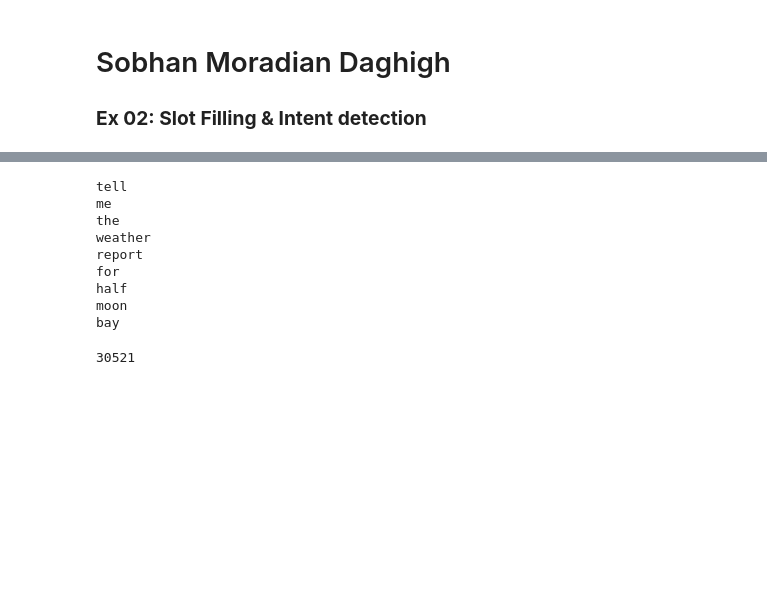
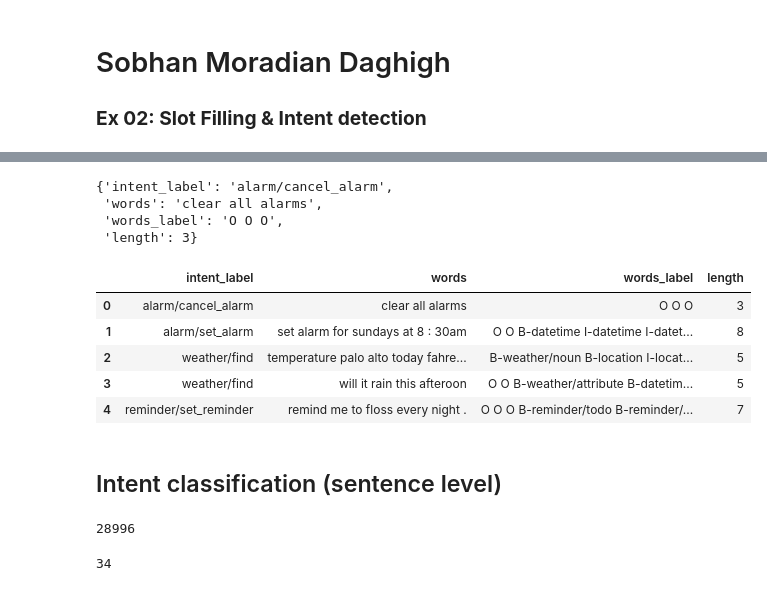
Before and after one commit to nahbos/AUT-Language-Understanding, a Jupyter notebook: Ex02/bert_slot_intent.ipynb, the cells around one changed output, grey strips where cells are left out. Saved outputs shown, nothing was run; the diff lists cells and outputs as text; code cells hidden in the pictures; blank space fills up the shorter version.

```diff
--- a/Ex02/bert_slot_intent.ipynb
+++ b/Ex02/bert_slot_intent.ipynb
@@ -118,19 +103,0 @@ tt[0].split('\n')
-# %%
-lis = []
-for line in tt[0].split('\n')[3:]:
-    bio = line.split('\t')[-1]
-    lis.append(bio)
-# %%
-for line in tt[0].split('\n')[3:]:
-    tokens = line.split('\t')[1] # tokens
-    print(bio)
-# %% [output]
-tell
-me
-the
-weather
-report
-for
-half
-moon
-bay
@@ -141,4 +103,0 @@ data_list = Path('./train-en.conllu').read_text('utf-8').strip().split('\n\n')
-# %%
-len(data_list)
-# %% [output]
-30521
@@ -144,0 +107,34 @@ len(data_list)
+# %%
+def parse_line(line):
+    utterance_data, intent_label = line.split(" <=> ")
+    items = utterance_data.split()
+    words = [item.rsplit(':', 1)[0] for item in items]
+    word_labels = [item.rsplit(':', 1)[1] for item in items]
+    return {
+        'intent_label': intent_label,
+        'words': " ".join(words),
+        'words_label': " ".join(word_labels),
+        'length': len(words)
+    }
+# %%
+parse_line(train[0])
+# %% [output]
+{'intent_label': 'alarm/cancel_alarm',
+ 'words': 'clear all alarms',
+ 'words_label': 'O O O',
+ 'length': 3}
+# %%
+df_train = pd.DataFrame([parse_line(line) for line in train])
+df_validation = pd.DataFrame([parse_line(line) for line in val])
+df_test = pd.DataFrame([parse_line(line) for line in test])
+# %%
+df_train.head()
+# %% [output]
+|  | intent_label | words | words_label | length |
+| 0 | alarm/cancel_alarm | clear all alarms | O O O | 3 |
+| 1 | alarm/set_alarm | set alarm for sundays at 8 : 30am | O O B-datetime I-datetime I-datet... | 8 |
+| 2 | weather/find | temperature palo alto today fahre... | B-weather/noun B-location I-locat... | 5 |
+| 3 | weather/find | will it rain this afteroon | O O B-weather/attribute B-datetim... | 5 |
+| 4 | reminder/set_reminder | remind me to floss every night . | O O O B-reminder/todo B-reminder/... | 7 |
+# %% [markdown]
+## Intent classification (sentence level)
@@ -144,0 +144,9 @@ len(data_list)
+# %%
+tokenizer.vocab_size
+# %% [output]
+28996
+# %%
+train_sequence_max_length = max([len(tokenizer.encode(text)) for text in df_train['words']])
+train_sequence_max_length
+# %% [output]
+34
```
Also changed, not shown: parts of 41 cells of this notebook.
